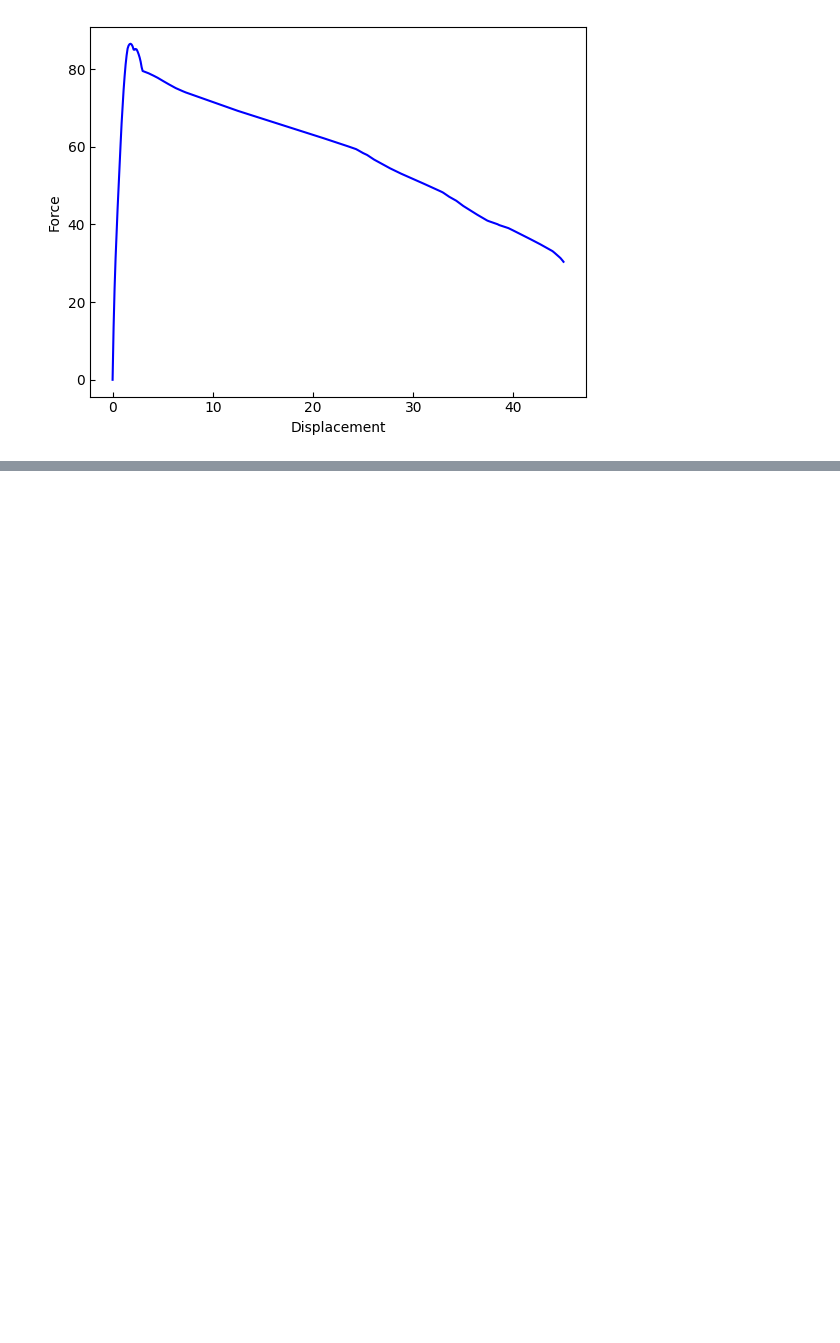
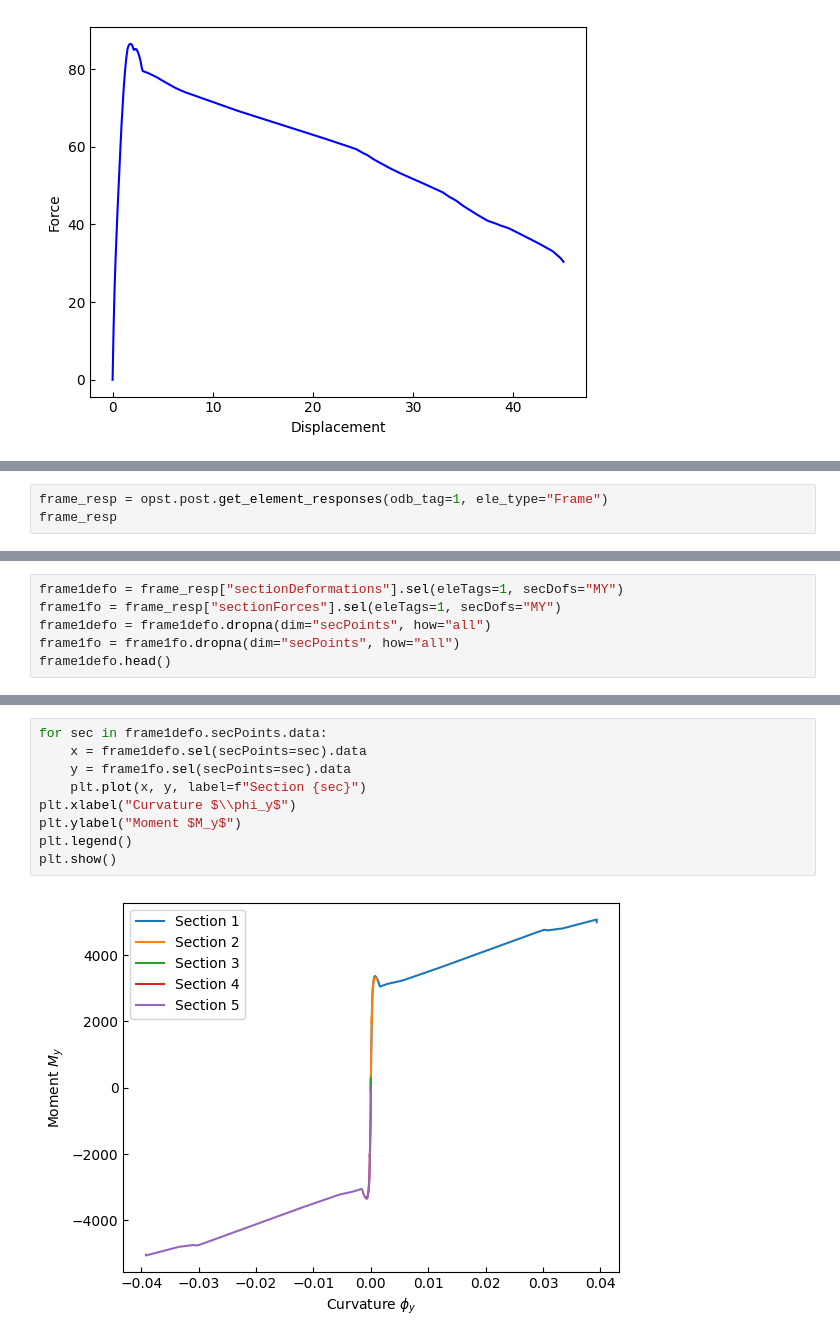
Before and after one commit to sahilkur36/opstool, a Jupyter notebook: docs/src/analysis/smart_analysis.ipynb, the cells around one changed output, grey strips where cells are left out. Cells and saved outputs as stored; diff of their text form; blank space fills up the shorter version.

```diff
--- a/docs/src/analysis/smart_analysis.ipynb
+++ b/docs/src/analysis/smart_analysis.ipynb
@@ -260,0 +262,3 @@ plt.show()
+# %%
+frame_resp = opst.post.get_element_responses(odb_tag=1, ele_type="Frame")
+frame_resp
@@ -260,0 +284,6 @@ plt.show()
+# %%
+frame1defo = frame_resp["sectionDeformations"].sel(eleTags=1, secDofs="MY")
+frame1fo = frame_resp["sectionForces"].sel(eleTags=1, secDofs="MY")
+frame1defo = frame1defo.dropna(dim="secPoints", how="all")
+frame1fo = frame1fo.dropna(dim="secPoints", how="all")
+frame1defo.head()
@@ -260,0 +307,11 @@ plt.show()
+# %%
+for sec in frame1defo.secPoints.data:
+    x = frame1defo.sel(secPoints=sec).data
+    y = frame1fo.sel(secPoints=sec).data
+    plt.plot(x, y, label=f"Section {sec}")
+plt.xlabel("Curvature $\\phi_y$")
+plt.ylabel("Moment $M_y$")
+plt.legend()
+plt.show()
+# %% [output]
+[figure, added]
```
Also changed, not shown: parts of 8 cells of this notebook, 23 other files.
